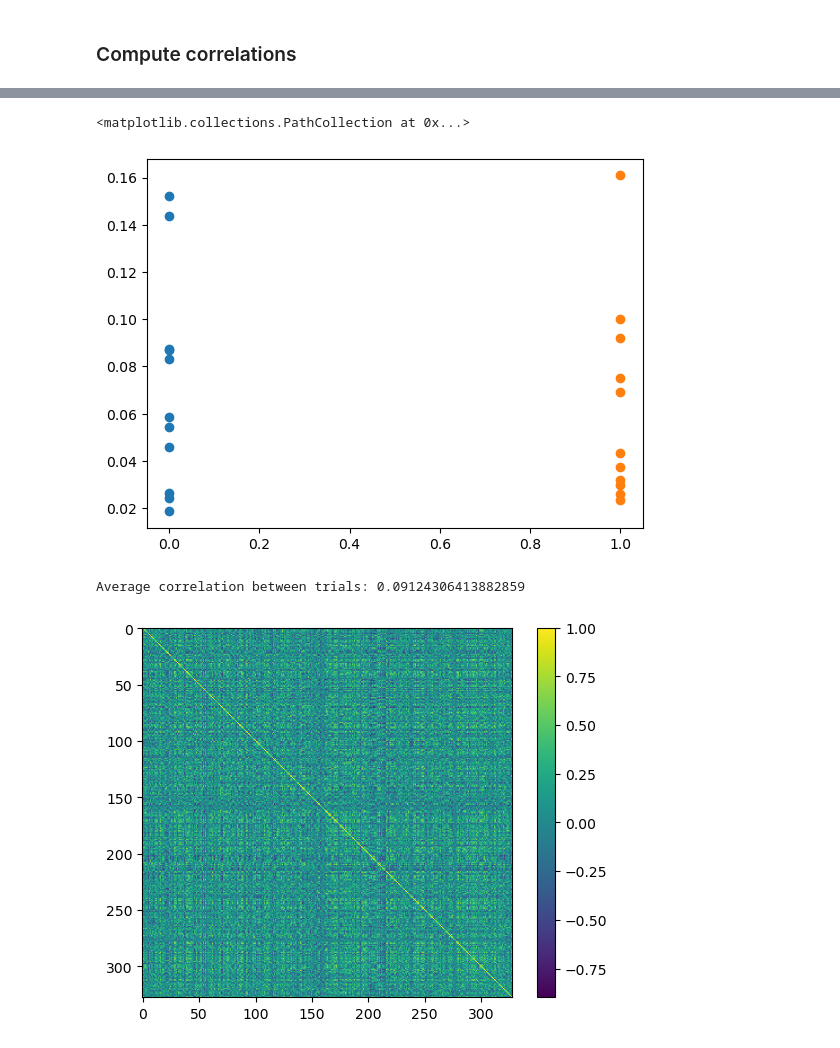
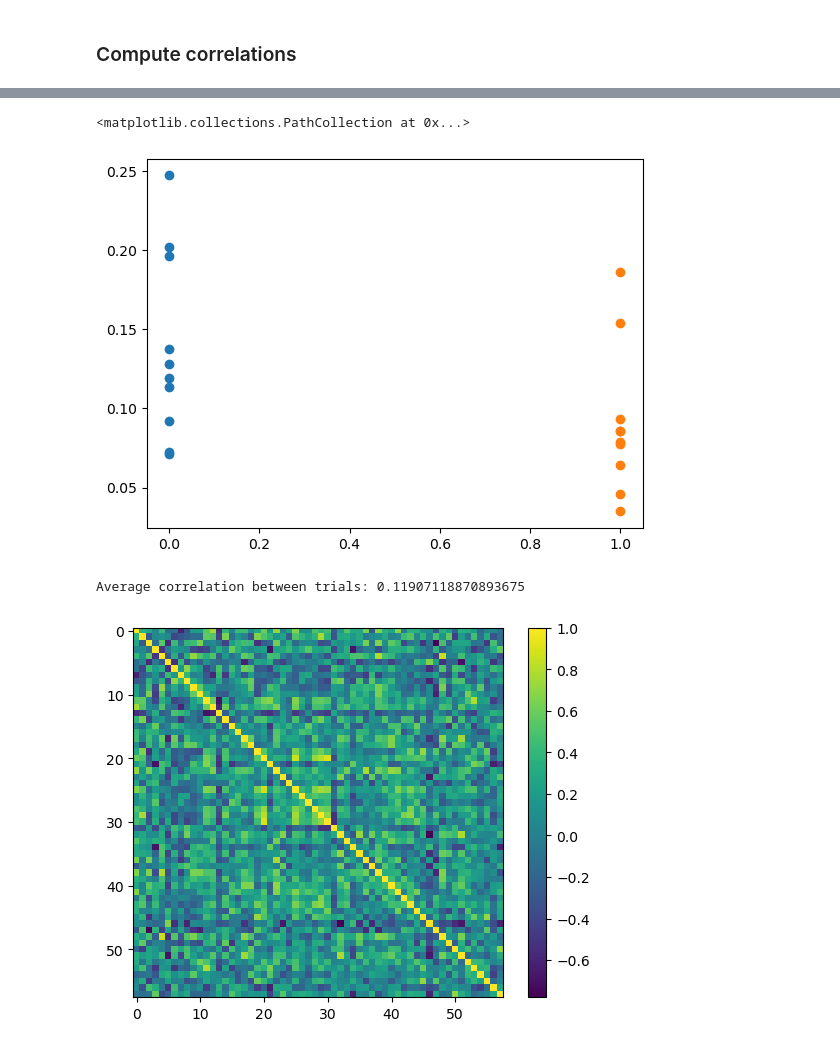
Before and after one commit to haiqin-zhang/AM-EEG, a Jupyter notebook: pipelines_LM/consistency_ERP.ipynb, the cells around one changed output, grey strips where cells are left out. Saved outputs shown, nothing was run; the diff lists cells and outputs as text; code cells hidden in the pictures.

Commit message:
extracting training epochs

```diff
--- a/pipelines_LM/consistency_ERP.ipynb
+++ b/pipelines_LM/consistency_ERP.ipynb
@@ -260,5 +251,5 @@ def corr_erp(ep_df, ch, subset=None):
 
     return ep_cr, ave_corr
 # %%
-epochs_df_pre = epochs_df.query("period =='pre' and musician ==0 ")
-epochs_df_post = epochs_df.query("period =='post' and musician ==0")
+epochs_df_pre = epochs_df.query("period =='pre' and musician ==1")
+epochs_df_post = epochs_df.query("period =='post' and musician ==1")
@@ -265,7 +258,7 @@ epochs_df_post = epochs_df.query("period =='post' and musician ==0")
 # %%
 ch = 48
-corr_pre, ave_corr_pre = corr_erp(epochs_df_pre, ch, subset = None)
-corr_post, ave_corr_post = corr_erp(epochs_df_post, ch, subset = None)
+corr_1, ave_corr_1 = corr_erp(epochs_df_pre, ch, subset = c_indices)
+corr_2, ave_corr_2 = corr_erp(epochs_df_pre, ch, subset = comb_indices)
 # %%
 
 # Create scatter plot
@@ -289,20 +282,20 @@ plt.show()
 # %%
-plt.scatter(np.zeros_like(ave_corr_pre), ave_corr_pre)
-plt.scatter(np.ones_like(ave_corr_post), ave_corr_post)
+plt.scatter(np.zeros_like(ave_corr_1), ave_corr_1)
+plt.scatter(np.ones_like(ave_corr_2), ave_corr_2)
 # %% [output]
 <matplotlib.collections.PathCollection at 0x...>
-[figure, old version]
+[figure, new version]
 # %%
 
-plt.imshow(corr_pre)
+plt.imshow(corr_1)
 plt.colorbar()
 
-num_trials = ep_cr.shape[0]
+num_trials = corr_1.shape[0]
 upper_triangle_indices = np.triu_indices(num_trials, k=1)
 
 # Calculate the mean of the upper triangle (off-diagonal correlations)
-average_correlation = ep_cr[upper_triangle_indices].mean()
+average_correlation = corr_1[upper_triangle_indices].mean()
 print("Average correlation between trials:", average_correlation)
 # %% [output]
-Average correlation between trials: 0.09124306413882859
+Average correlation between trials: 0.11907118870893675
-[figure, old version]
+[figure, new version]
```
Also changed, not shown: parts of 4 cells of this notebook, 11 other files.
